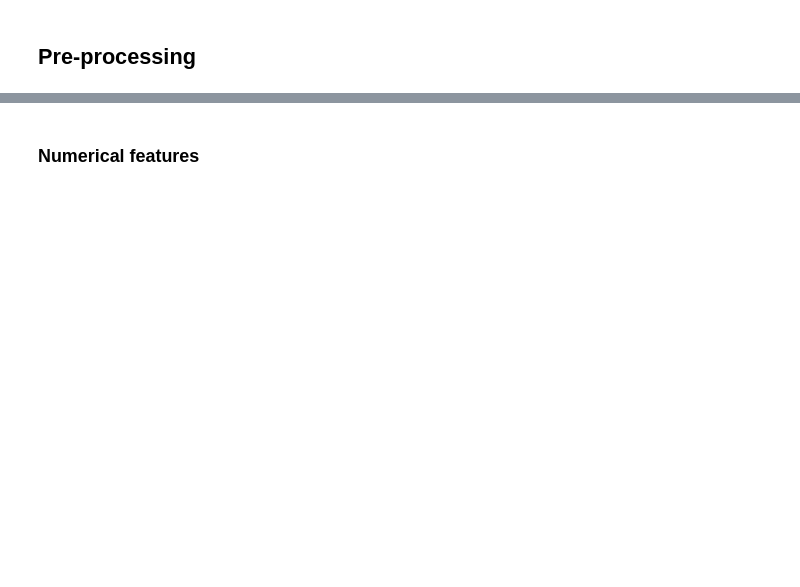
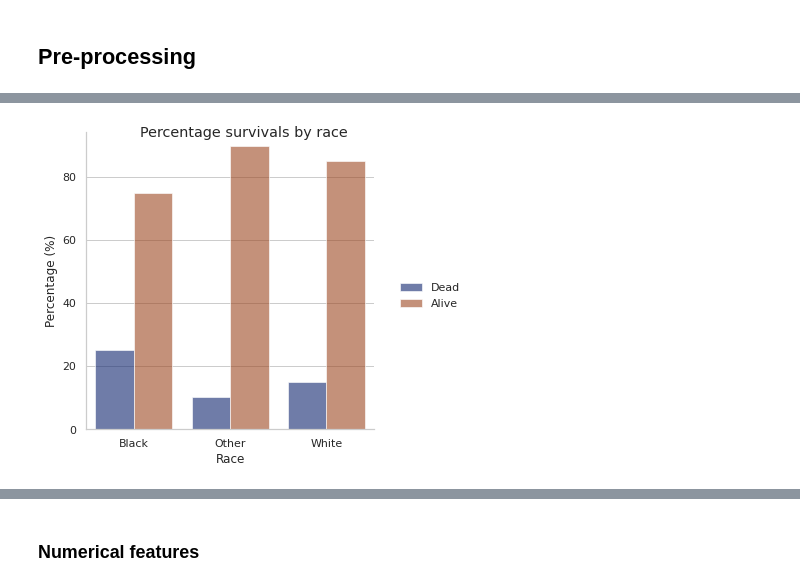
Before and after one commit to drsouzap/breast_cancer, a Jupyter notebook: notebooks/Data_PreProcessing.ipynb, the cells around one changed output, grey strips where cells are left out. Drawn from its saved outputs; the diff is of its cells as text; code cells hidden in the pictures; blank space fills up the shorter version.

```diff
--- a/notebooks/Data_PreProcessing.ipynb
+++ b/notebooks/Data_PreProcessing.ipynb
@@ -56,4 +75,5 @@ data.describe()
 # %%
 # Dropping duplicates
-data.drop_duplicates()
+data.drop_duplicates(inplace=True)
+data.shape
 # %% [output]
@@ -72,0 +91,3 @@ data.drop_duplicates()
+# %%
+# Fixing typo on T stage column name
+data.rename(columns = {'T Stage ':'T Stage'}, inplace = True)
@@ -72,0 +137,6 @@ data.drop_duplicates()
+# %%
+# Performed binary enconding for Status
+mapp={'Dead':0,'Alive':1}
+data['Status_coded']=data['Status'].map(mapp)
+data['Status_coded']=data['Status_coded'].astype(int)
+data.head()
@@ -72,0 +150,24 @@ data.drop_duplicates()
+# %%
+sns.set_theme(style="whitegrid")
+
+race_counts = (data.groupby(['Race'])['Status_coded']
+                     .value_counts(normalize=True)
+                     .rename('Percentage')
+                     .mul(100)
+                     .reset_index()
+                     .sort_values('Race'))
+r = sns.catplot(data=race_counts, x="Race", y="Percentage", hue="Status_coded",
+                kind="bar", palette="dark", alpha=.6, height=5)
+r.fig.suptitle("Percentage survivals by race")
+r.set_axis_labels("Race", "Percentage (%)")
+
+# Replace title legend
+new_title = ''
+r._legend.set_title(new_title)
+
+# Replace labels legend
+new_labels = ['Dead', 'Alive']
+for t, l in zip(r._legend.texts, new_labels):
+    t.set_text(l)
+# %% [output]
+[figure, added]
```
Also changed, not shown: parts of 28 cells of this notebook.
